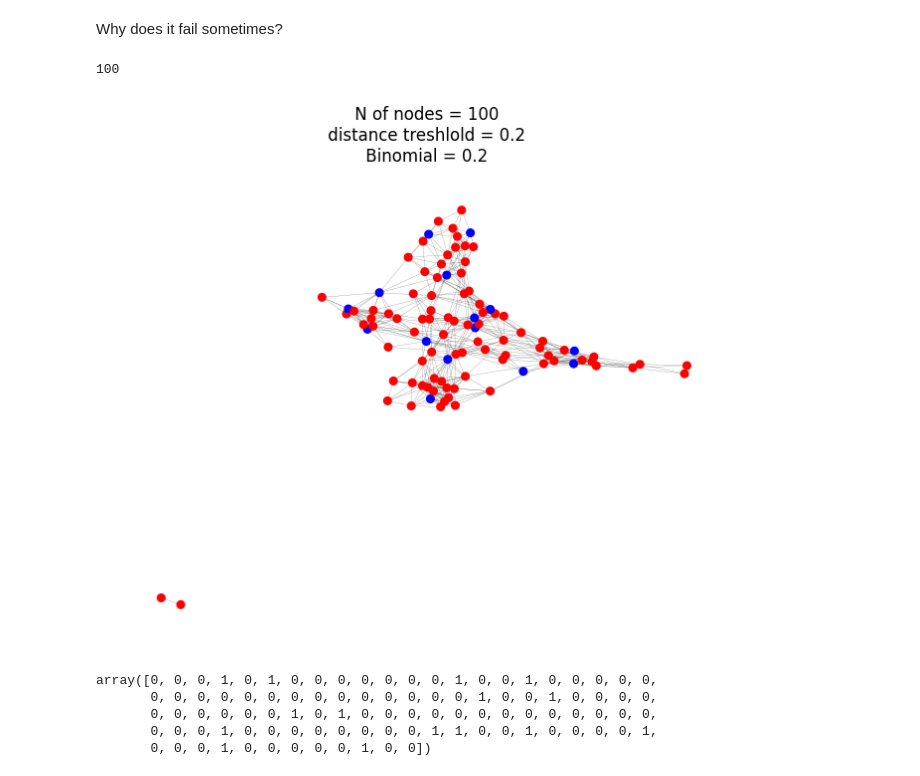
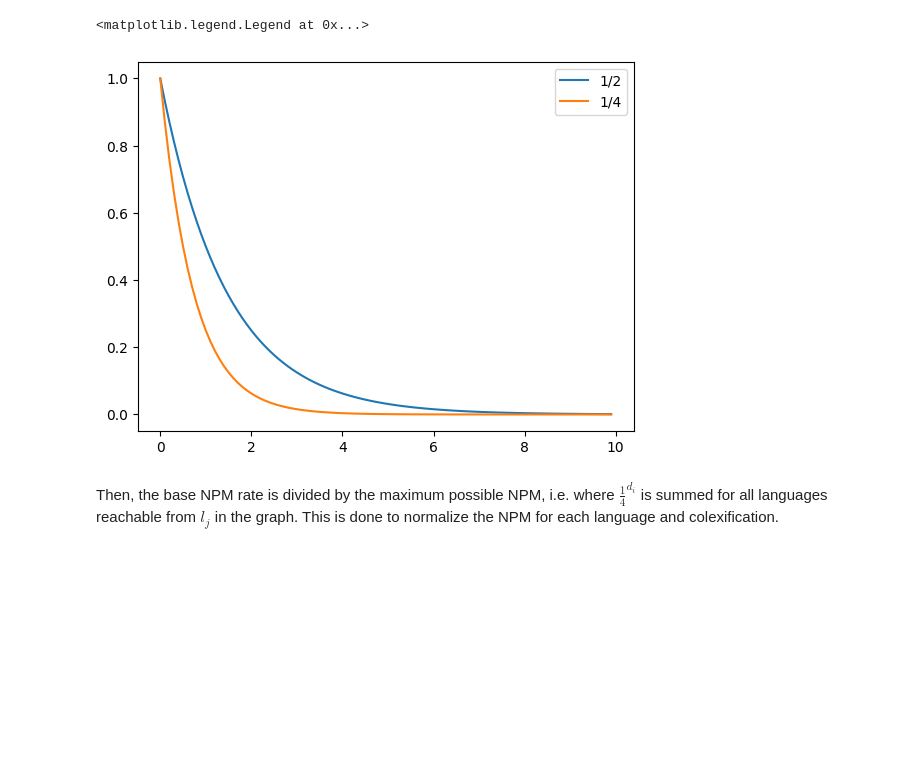
Before and after one commit to alexeykosh/2023-Daghestan-colexification, a Jupyter notebook: npm-primer.ipynb, the cells around one changed output. Cells and saved outputs as stored; diff of their text form; code cells hidden in the pictures; blank space fills up the shorter version.

```diff
--- a/npm-primer.ipynb
+++ b/npm-primer.ipynb
@@ -5,2 +12,14 @@ import matplotlib.pyplot as plt
+# %%
+x = np.arange(0, 10, 0.1)
+y = 1/2**x
+y_ = 1/4**x
+plt.plot(x, y, label='1/2')
+plt.plot(x, y_, label='1/4')
+plt.legend()
+# %% [output]
+<matplotlib.legend.Legend at 0x...>
+[figure, added]
+# %% [markdown]
+Then, the base NPM rate is divided by the maximum possible NPM, i.e. where $\frac{1}{4}^{d_i}$ is summed for all languages reachable from $l_j$ in the graph. This is done to normalize the NPM for each language and colexification.
 # %%
 def compute_NPM(G, node, labels):
@@ -44,18 +67,3 @@ def random_graph(n=50, d=0.3, bin=0.5):
     return G, x, y, labels, color_map
 
 # draw the graph
-# %% [markdown]
-Why does it fail sometimes?
-# %%
-G, x, y, labels, color_map = random_graph(n=100, d=0.2, bin=0.2)
-# %% [output]
-100
-[figure, removed]
-# %%
-labels
-# %% [output]
-array([0, 0, 0, 1, 0, 1, 0, 0, 0, 0, 0, 0, 0, 1, 0, 0, 1, 0, 0, 0, 0, 0,
-       0, 0, 0, 0, 0, 0, 0, 0, 0, 0, 0, 0, 0, 0, 1, 0, 0, 1, 0, 0, 0, 0,
-       0, 0, 0, 0, 0, 0, 1, 0, 1, 0, 0, 0, 0, 0, 0, 0, 0, 0, 0, 0, 0, 0,
-       0, 0, 0, 1, 0, 0, 0, 0, 0, 0, 0, 0, 1, 1, 0, 0, 1, 0, 0, 0, 0, 1,
-       0, 0, 0, 1, 0, 0, 0, 0, 0, 1, 0, 0])
```
Also changed, not shown: parts of 14 cells of this notebook.
